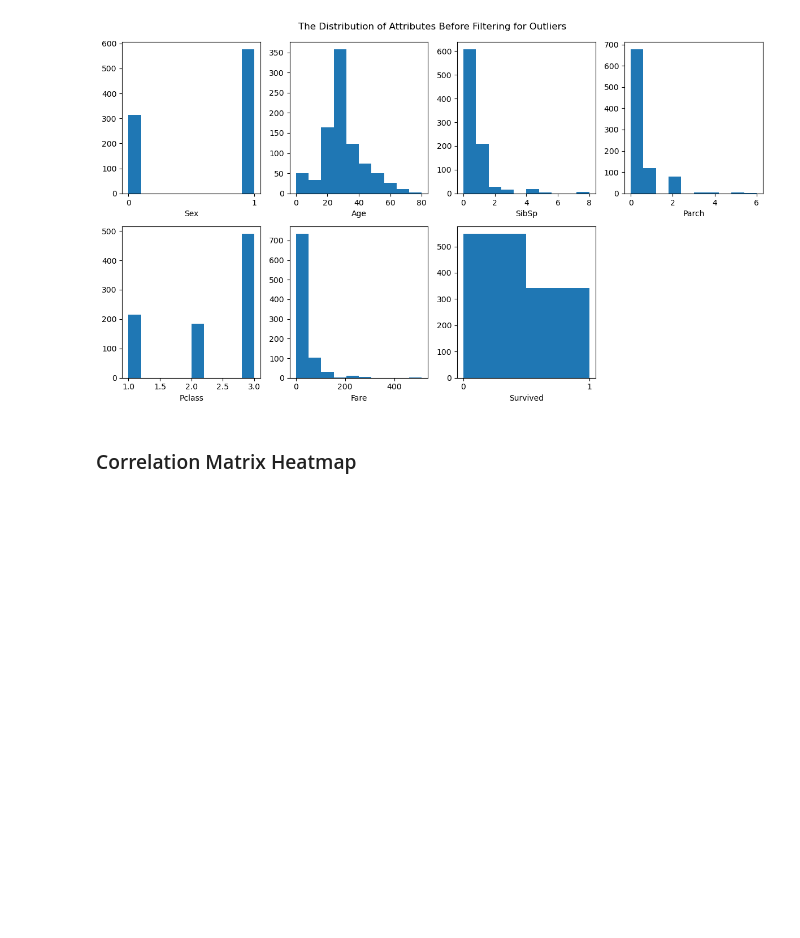
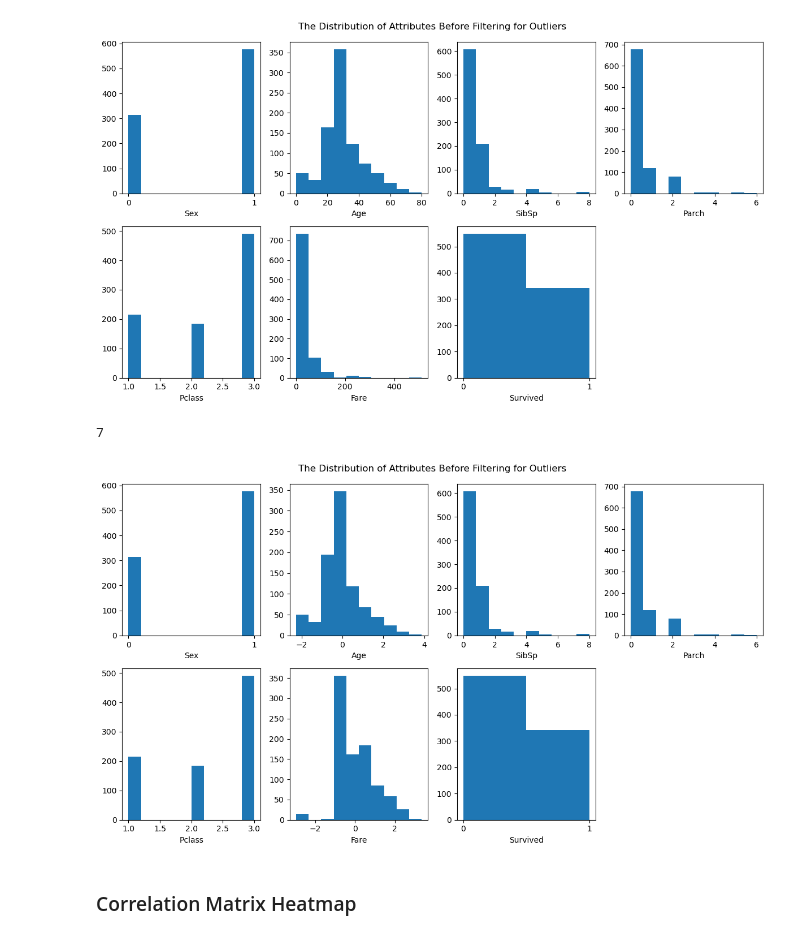
Before and after one commit to aliasadi04/titanic, a Jupyter notebook: code.ipynb, the cells around one changed output. Saved outputs shown, nothing was run; the diff lists cells and outputs as text; code cells hidden in the pictures; blank space fills up the shorter version.

```diff
--- a/code.ipynb
+++ b/code.ipynb
@@ -155,2 +169,28 @@ plt.show()
+# %%
+M = (len(refined_data.columns))
+N = len(refined_data)
+columns = refined_data.columns
+plt.figure(figsize=(12, 7))
+# units = ['mu U/ml','yrs','','','mm','kg/m^2','mmol/L','mm Hg','']
+u = np.floor(np.sqrt(M))
+v = np.ceil(float(M) / u)
+limits = [600,600,600,300,300,300,400,400,400]
+plt.suptitle('The Distribution of Attributes Before Filtering for Outliers')
+print(M)
+for i in range(M):
+
+    plt.subplot(int(u), int(v), i + 1)
+    plt.hist(refined_data[columns[i]],bins=(2 if columns[i]=='Survived' else 10))
+    plt.xlabel(columns[i])
+    if columns[i] in ['Survived','Sex']:
+        plt.xticks([0,1])
+
+    # plt.ylim(0,limits[i])
+
+plt.tight_layout()
+plt.show()
+# %% [output]
+7
+[figure, added]
 # %% [markdown]
 ### Correlation Matrix Heatmap
```
Also changed, not shown: parts of 29 cells of this notebook, 1 other file.
